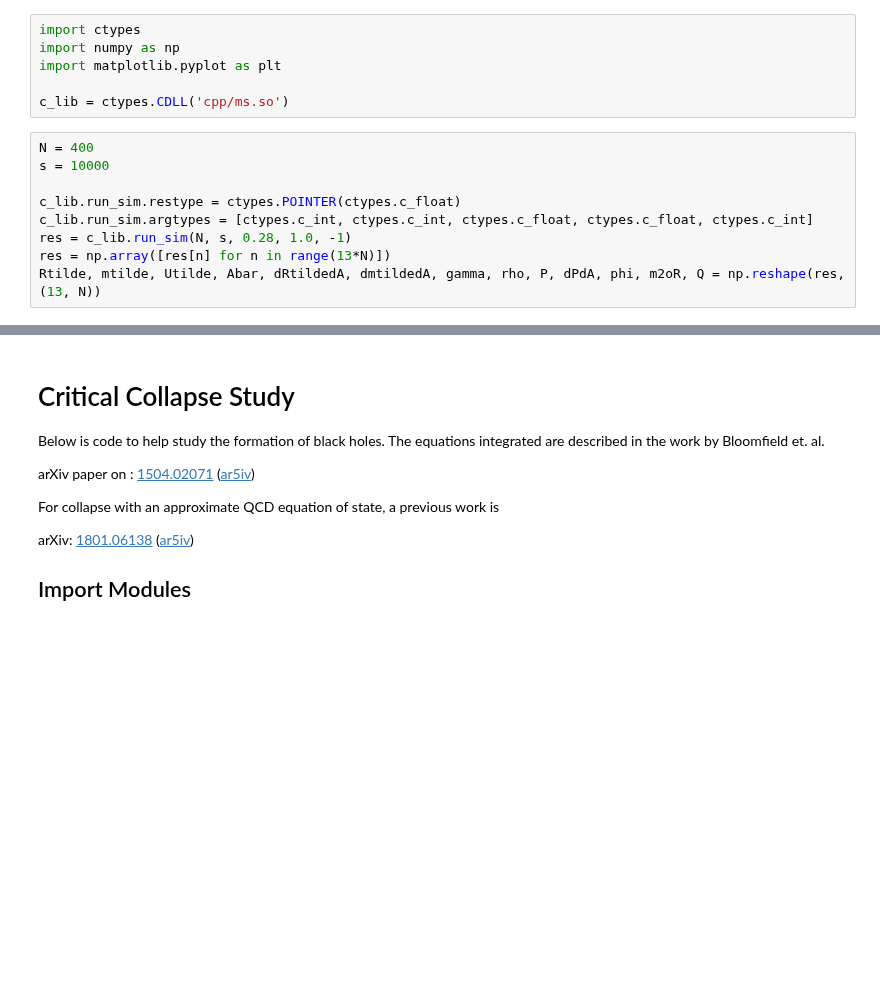
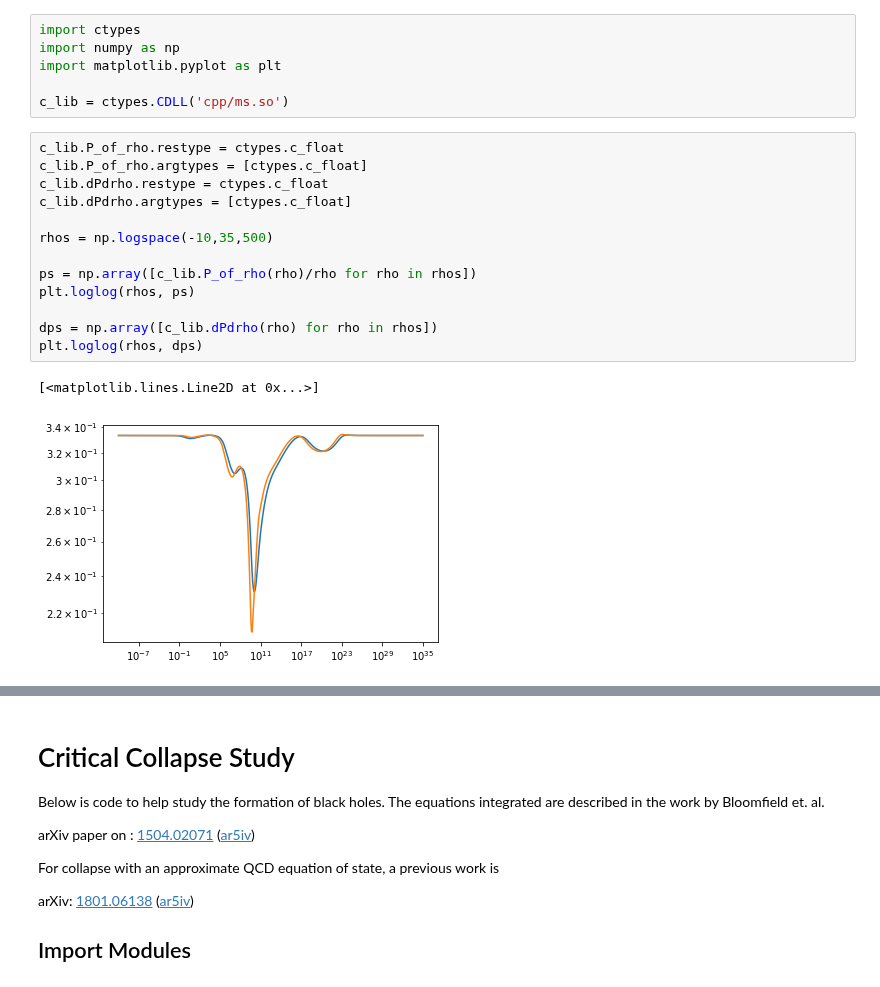
Before and after one commit to jbmertens/criticalcollapse, a Jupyter notebook: Critical_scaling.ipynb, the cells around one changed output, grey strips where cells are left out. Cells and saved outputs as stored; diff of their text form; blank space fills up the shorter version.

```diff
--- a/Critical_scaling.ipynb
+++ b/Critical_scaling.ipynb
@@ -4,12 +4,19 @@ import numpy as np
 import matplotlib.pyplot as plt
 
 c_lib = ctypes.CDLL('cpp/ms.so')
-# %%
-N = 400
-s = 10000
-
-c_lib.run_sim.restype = ctypes.POINTER(ctypes.c_float)
-c_lib.run_sim.argtypes = [ctypes.c_int, ctypes.c_int, ctypes.c_float, ctypes.c_float, ctypes.c_int]
-res = c_lib.run_sim(N, s, 0.28, 1.0, -1)
-res = np.array([res[n] for n in range(13*N)])
-Rtilde, mtilde, Utilde, Abar, dRtildedA, dmtildedA, gamma, rho, P, dPdA, phi, m2oR, Q = np.reshape(res, (13, N))
+# %%
+c_lib.P_of_rho.restype = ctypes.c_float
+c_lib.P_of_rho.argtypes = [ctypes.c_float]
+c_lib.dPdrho.restype = ctypes.c_float
+c_lib.dPdrho.argtypes = [ctypes.c_float]
+
+rhos = np.logspace(-10,35,500)
+
+ps = np.array([c_lib.P_of_rho(rho)/rho for rho in rhos])
+plt.loglog(rhos, ps)
+
+dps = np.array([c_lib.dPdrho(rho) for rho in rhos])
+plt.loglog(rhos, dps)
+# %% [output]
+[<matplotlib.lines.Line2D at 0x...>]
+[figure, added]
```
Also changed, not shown: parts of 4 cells of this notebook, 3 other files.
